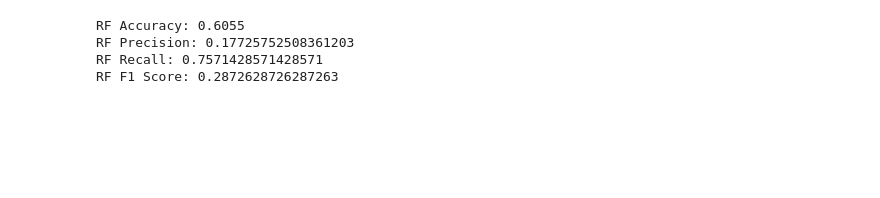
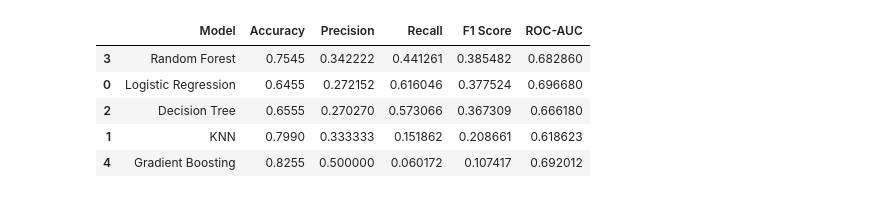
Before and after one commit to melisbozali/dsa210-movie-success-prediction, a Jupyter notebook: ml_analysis.ipynb, the cells around one changed output. Saved outputs shown, nothing was run; the diff lists cells and outputs as text; code cells hidden in the pictures; blank space fills up the shorter version.

```diff
--- a/ml_analysis.ipynb
+++ b/ml_analysis.ipynb
@@ -46,5 +55,15 @@ The model uses AGE, SEX, EDUC, EMPSTAT, and young as predictors. These variables
 # %%
-features = ['AGE', 'SEX', 'EDUC', 'EMPSTAT', 'young']
+if "AGE" in df.columns:
+    df = df[df["AGE"] >= 18].copy()
 
-X = df_sample[features]
-y = df_sample['divorced']
+if "MARST" not in df.columns:
+    raise ValueError("MARST column is needed for the target variable.")
+
+# MARST = 6 means never married in IPUMS coding.
+df = df[df["MARST"] != 6].copy()
+
+# Divorced or separated are coded as 1.
+df["divorced"] = df["MARST"].isin([3, 4]).astype(int)
+
+print("Cleaned shape:", df.shape)
+print(df["divorced"].value_counts(normalize=True).round(3))
@@ -139,23 +232,53 @@ The decision tree improved recall substantially, making it better at identifying
 # %%
-from sklearn.ensemble import RandomForestClassifier
+models = {
+    "Logistic Regression": LogisticRegression(max_iter=1000, class_weight="balanced"),
+    "KNN": KNeighborsClassifier(n_neighbors=5),
+    "Decision Tree": DecisionTreeClassifier(max_depth=6, random_state=42, class_weight="balanced"),
+    "Random Forest": RandomForestClassifier(
+        n_estimators=200,
+        max_depth=10,
+        random_state=42,
+        class_weight="balanced",
+        n_jobs=-1
+    ),
+    "Gradient Boosting": GradientBoostingClassifier(random_state=42)
+}
 
-rf = RandomForestClassifier(
-    n_estimators=100,
-    max_depth=8,
-    random_state=42,
-    class_weight='balanced'
-)
+results = []
+trained_models = {}
 
-rf.fit(X_train, y_train)
+for name, model in models.items():
+    pipe = Pipeline(steps=[
+        ("preprocessor", preprocessor),
+        ("model", model)
+    ])
 
-y_pred_rf = rf.predict(X_test)
+    pipe.fit(X_train, y_train)
+    y_pred = pipe.predict(X_test)
 
-print("RF Accuracy:", accuracy_score(y_test, y_pred_rf))
-print("RF Precision:", precision_score(y_test, y_pred_rf, zero_division=0))
-print("RF Recall:", recall_score(y_test, y_pred_rf))
-print("RF F1 Score:", f1_score(y_test, y_pred_rf))
+    if hasattr(pipe.named_steps["model"], "predict_proba"):
+        y_prob = pipe.predict_proba(X_test)[:, 1]
+        auc = roc_auc_score(y_test, y_prob)
+    else:
+        auc = np.nan
+
+    results.append({
+        "Model": name,
+        "Accuracy": accuracy_score(y_test, y_pred),
+        "Precision": precision_score(y_test, y_pred, zero_division=0),
+        "Recall": recall_score(y_test, y_pred, zero_division=0),
+        "F1 Score": f1_score(y_test, y_pred, zero_division=0),
+        "ROC-AUC": auc
+    })
+
+    trained_models[name] = pipe
+
+results_df = pd.DataFrame(results).sort_values(by="F1 Score", ascending=False)
+results_df
 # %% [output]
-RF Accuracy: 0.6055
-RF Precision: 0.17725752508361203
-RF Recall: 0.7571428571428571
-RF F1 Score: 0.2872628726287263
+|  | Model | Accuracy | Precision | Recall | F1 Score | ROC-AUC |
+| 3 | Random Forest | 0.7545 | 0.342222 | 0.441261 | 0.385482 | 0.682860 |
+| 0 | Logistic Regression | 0.6455 | 0.272152 | 0.616046 | 0.377524 | 0.696680 |
+| 2 | Decision Tree | 0.6555 | 0.270270 | 0.573066 | 0.367309 | 0.666180 |
+| 1 | KNN | 0.7990 | 0.333333 | 0.151862 | 0.208661 | 0.618623 |
+| 4 | Gradient Boosting | 0.8255 | 0.500000 | 0.060172 | 0.107417 | 0.692012 |
```
Also changed, not shown: parts of 32 cells of this notebook, 1 other file.
